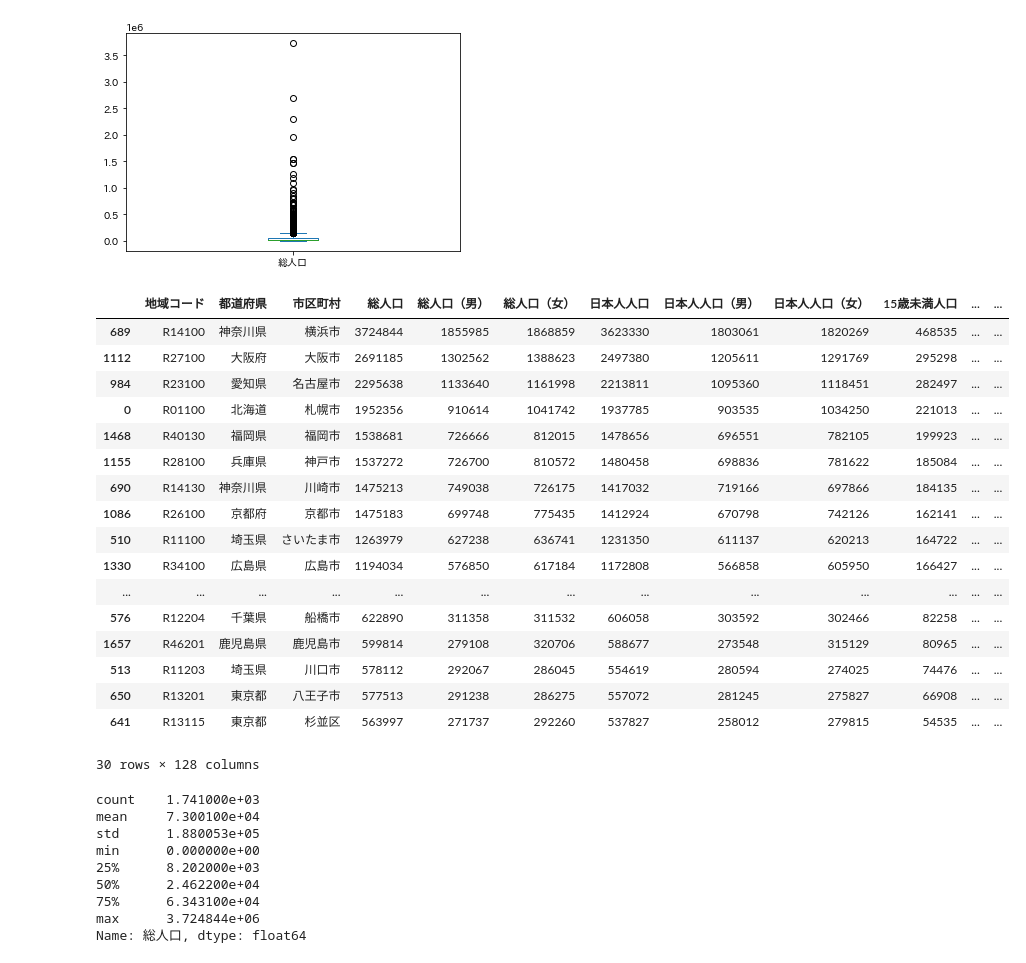
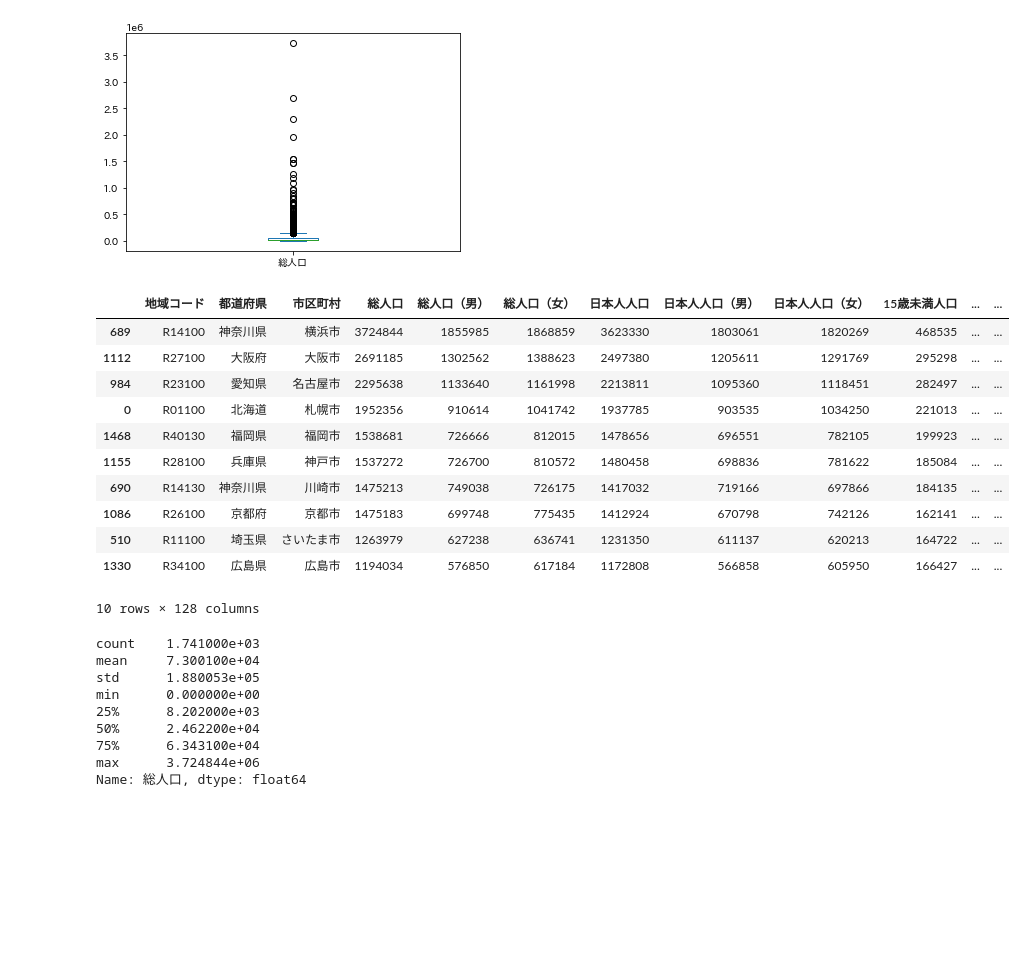
Before and after one commit to UTDataMining/2022A, a Jupyter notebook: lab2/lab2.ipynb, the cells around one changed output. Drawn from its saved outputs; the diff is of its cells as text; code cells hidden in the pictures; blank space fills up the shorter version.

```diff
--- a/lab2/lab2.ipynb
+++ b/lab2/lab2.ipynb
@@ -63,26 +64,20 @@ df['総人口'].plot.box();
 # %% [output]
 [figure]
 # %%
-df.sort_values('総人口', ascending=False).head(30)
+df.sort_values('総人口', ascending=False).head(10)
 # %% [output]
 |  | 地域コード | 都道府県 | 市区町村 | 総人口 | 総人口（男） | 総人口（女） | 日本人人口 | 日本人人口（男） | 日本人人口（女） | 15歳未満人口 | ... | ... |
 | 689 | R14100 | 神奈川県 | 横浜市 | 3724844 | 1855985 | 1868859 | 3623330 | 1803061 | 1820269 | 468535 | ... | ... |
 | 1112 | R27100 | 大阪府 | 大阪市 | 2691185 | 1302562 | 1388623 | 2497380 | 1205611 | 1291769 | 295298 | ... | ... |
 | 984 | R23100 | 愛知県 | 名古屋市 | 2295638 | 1133640 | 1161998 | 2213811 | 1095360 | 1118451 | 282497 | ... | ... |
 | 0 | R01100 | 北海道 | 札幌市 | 1952356 | 910614 | 1041742 | 1937785 | 903535 | 1034250 | 221013 | ... | ... |
 | 1468 | R40130 | 福岡県 | 福岡市 | 1538681 | 726666 | 812015 | 1478656 | 696551 | 782105 | 199923 | ... | ... |
 | 1155 | R28100 | 兵庫県 | 神戸市 | 1537272 | 726700 | 810572 | 1480458 | 698836 | 781622 | 185084 | ... | ... |
 | 690 | R14130 | 神奈川県 | 川崎市 | 1475213 | 749038 | 726175 | 1417032 | 719166 | 697866 | 184135 | ... | ... |
 | 1086 | R26100 | 京都府 | 京都市 | 1475183 | 699748 | 775435 | 1412924 | 670798 | 742126 | 162141 | ... | ... |
 | 510 | R11100 | 埼玉県 | さいたま市 | 1263979 | 627238 | 636741 | 1231350 | 611137 | 620213 | 164722 | ... | ... |
 | 1330 | R34100 | 広島県 | 広島市 | 1194034 | 576850 | 617184 | 1172808 | 566858 | 605950 | 166427 | ... | ... |
-| ... | ... | ... | ... | ... | ... | ... | ... | ... | ... | ... | ... | ... |
-| 576 | R12204 | 千葉県 | 船橋市 | 622890 | 311358 | 311532 | 606058 | 303592 | 302466 | 82258 | ... | ... |
-| 1657 | R46201 | 鹿児島県 | 鹿児島市 | 599814 | 279108 | 320706 | 588677 | 273548 | 315129 | 80965 | ... | ... |
-| 513 | R11203 | 埼玉県 | 川口市 | 578112 | 292067 | 286045 | 554619 | 280594 | 274025 | 74476 | ... | ... |
-| 650 | R13201 | 東京都 | 八王子市 | 577513 | 291238 | 286275 | 557072 | 281245 | 275827 | 66908 | ... | ... |
-| 641 | R13115 | 東京都 | 杉並区 | 563997 | 271737 | 292260 | 537827 | 258012 | 279815 | 54535 | ... | ... |
-30 rows × 128 columns
+10 rows × 128 columns
 # %%
 df['総人口'].describe()
 # %% [output]
```
Also changed, not shown: parts of 7 cells of this notebook.
